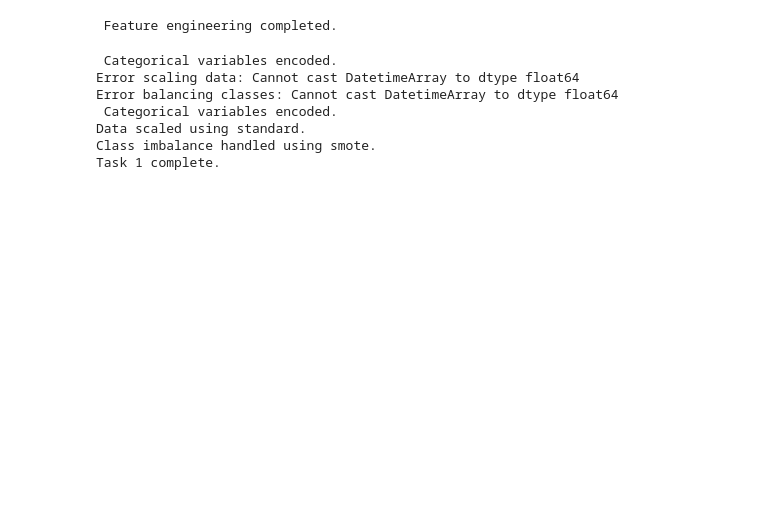
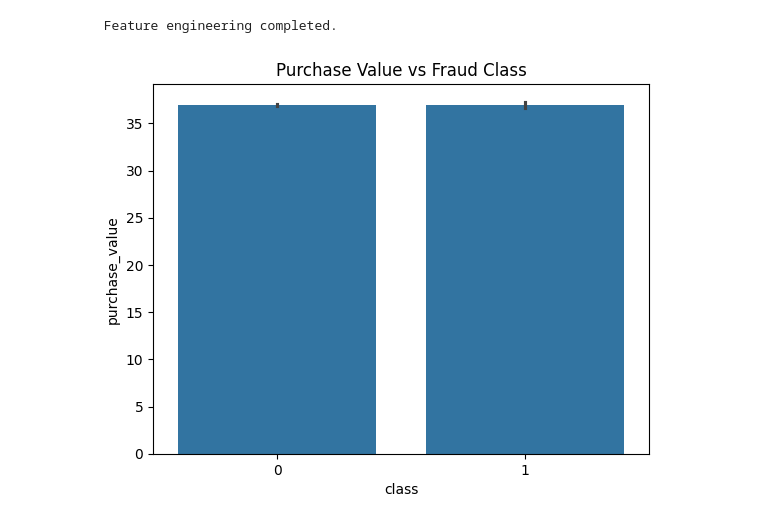
Before and after one commit to Addisu22/Fraud-Detection-for-E-commerce-Bank, a Jupyter notebook: Notebook/Data_Analysis_Preprocessing.ipynb, the cells around one changed output. Cells and saved outputs as stored; diff of their text form; code cells hidden in the pictures; blank space fills up the shorter version.

Commit message:
Data Analysis and Preprocessing

```diff
--- a/Notebook/Data_Analysis_Preprocessing.ipynb
+++ b/Notebook/Data_Analysis_Preprocessing.ipynb
@@ -156,34 +177,3 @@ Error merging IP geolocation: Cannot convert non-finite values (NA or inf) to in
 fraud_df = feature_engineering_fraud(fraud_df)
 # %% [output]
  Feature engineering completed.
-# %%
-# Encode + scale fraud_df
-cat_cols = fraud_df.select_dtypes(include='object').columns.tolist()
-fraud_df = encode_categorical(fraud_df, cat_cols)
-
-X = fraud_df.drop('class', axis=1)
-y = fraud_df['class']
-
-# Scaling and balancing
-X_scaled = scale_data(X)
-X_train, X_test, y_train, y_test = train_test_split(X_scaled, y, test_size=0.2, random_state=42)
-X_train_bal, y_train_bal = balance_classes(X_train, y_train)
-
-# Similarly, process credit_df for supervised ML
-if 'Class' in credit_df.columns:
-    credit_df = encode_categorical(credit_df, credit_df.select_dtypes(include='object').columns.tolist())
-    X_credit = credit_df.drop('Class', axis=1)
-    y_credit = credit_df['Class']
-    X_credit_scaled = scale_data(X_credit)
-    X_credit_train, _, y_credit_train, _ = train_test_split(X_credit_scaled, y_credit, test_size=0.2)
-    X_credit_bal, y_credit_bal = balance_classes(X_credit_train, y_credit_train)
-
-print("Task 1 complete.")
-# %% [output]
- Categorical variables encoded.
-Error scaling data: Cannot cast DatetimeArray to dtype float64
-Error balancing classes: Cannot cast DatetimeArray to dtype float64
- Categorical variables encoded.
-Data scaled using standard.
-Class imbalance handled using smote.
-Task 1 complete.
@@ -189,0 +197,7 @@ Task 1 complete.
+# %%
+# Bivariate
+sns.barplot(x='class', y='purchase_value', data= combined_df)
+plt.title("Purchase Value vs Fraud Class")
+plt.show()
+# %% [output]
+[figure, added]
```
Also changed, not shown: parts of 16 cells of this notebook.
